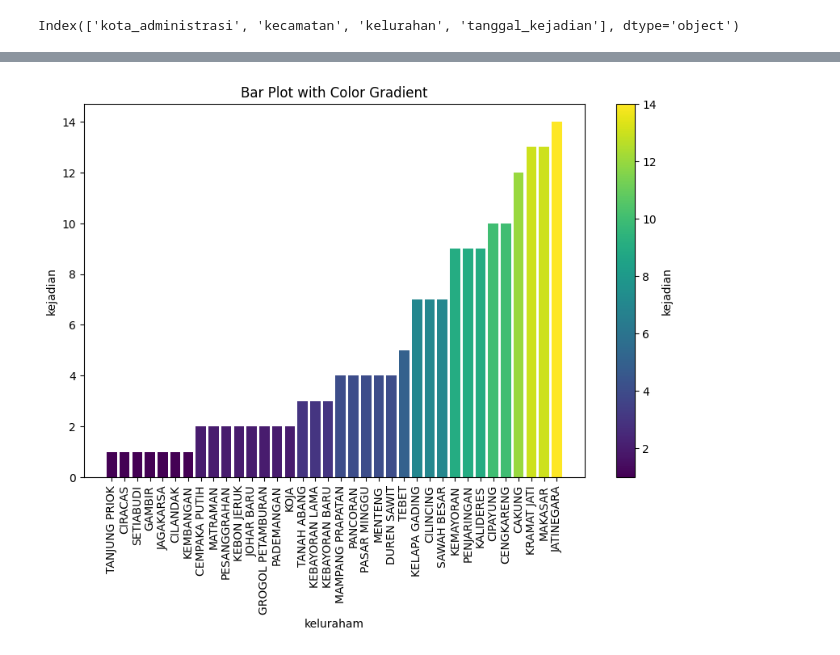
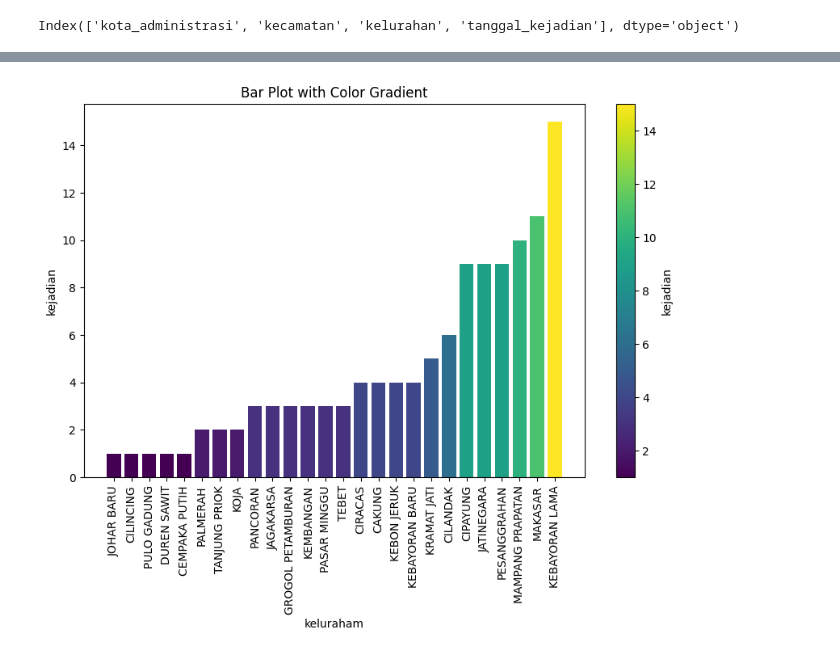
Before and after one commit to mafir03/datascience, a Jupyter notebook: f/main.ipynb, the cells around one changed output, grey strips where cells are left out. Drawn from its saved outputs; the diff is of its cells as text; code cells hidden in the pictures.

```diff
--- a/f/main.ipynb
+++ b/f/main.ipynb
@@ -195,7 +194,3 @@ for bulan in data_normaliasi_tanggal:
     banjir_per_kelurahan = dict()
 # %%
 # print(data_normaliasi_tanggal[10])
-# %%
-# 10
-for setiap_bulan in kasus_banjir_per_bulan:
-    print(setiap_bulan.nlargest(5, "kejadian"))
@@ -252,4 +237,4 @@ def printBarPlot(df):
 # %%
-printBarPlot(kasus_banjir_per_bulan_kecamatan[1])
+printBarPlot(kasus_banjir_per_bulan_kecamatan[9])
 # %% [output]
-[figure, old version]
+[figure, new version]
```
Also changed, not shown: parts of 5 cells of this notebook.
